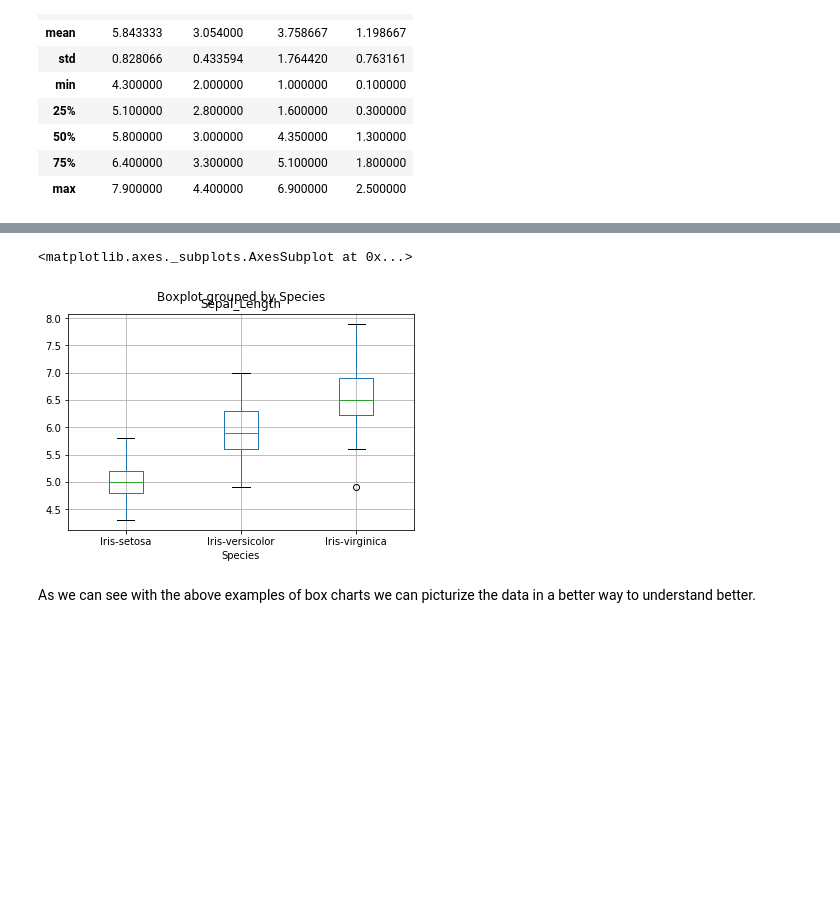
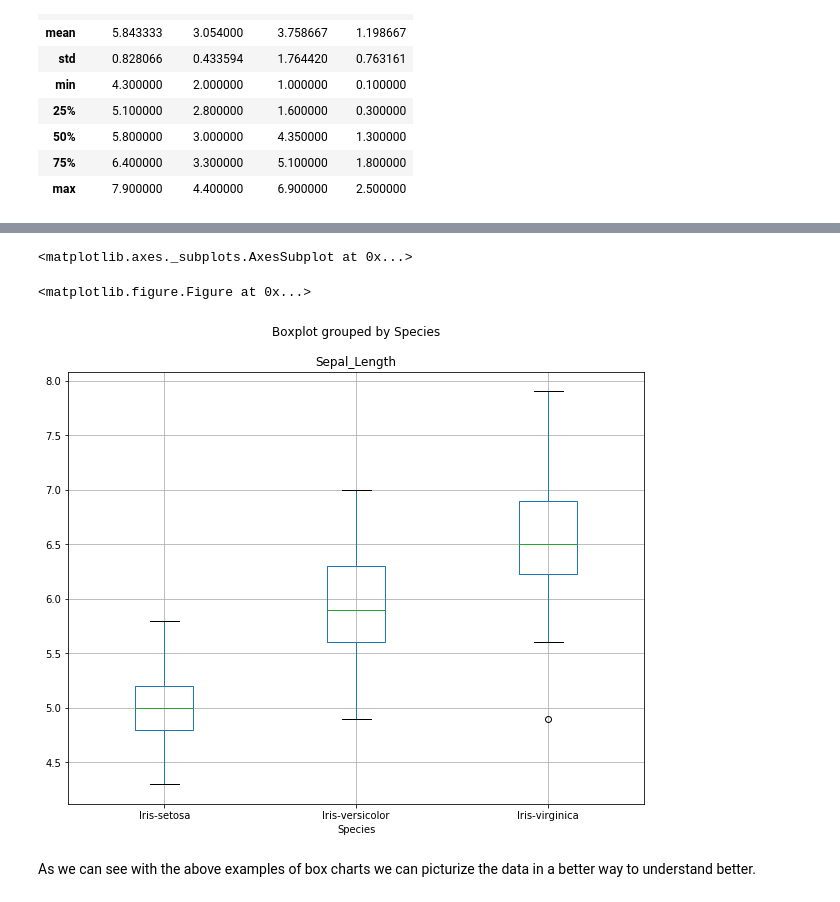
Before and after one commit to cdigap/FDA_Project, a Jupyter notebook: The_Box_Plot_Understanding.ipynb, the cells around one changed output, grey strips where cells are left out. Cells and saved outputs as stored; diff of their text form; code cells hidden in the pictures; blank space fills up the shorter version.

```diff
--- a/The_Box_Plot_Understanding.ipynb
+++ b/The_Box_Plot_Understanding.ipynb
@@ -46,7 +46,7 @@ dfile = "https://archive.ics.uci.edu/ml/machine-learning-databases/iris/iris.dat
 colms = ['Sepal_Length','Sepal_Width','Petal_Length','Petal_Width','Species']
 
 # data File getting the Headers assigned.
-data_file = pd.read_csv(dfile,names=colms)
+data_file = pd.read_csv(dfile,names=colms,index_col='Species')
 
 # Details of each columns identified being generated and displayed.
 data_file.info()
@@ -112,8 +112,10 @@ dtype: object
 # %%
-data_file.boxplot(column=['Sepal_Length'], by='Species')
+plt.figure(figsize = (10, 8))
+data_file.boxplot(column=['Sepal_Length'], by='Species', figsize = (10, 8))
 # %% [output]
 <matplotlib.axes._subplots.AxesSubplot at 0x...>
+<matplotlib.figure.Figure at 0x...>
-[figure, old version]
+[figure, new version]
 # %% [markdown]
 As we can see with the above examples of box charts we can picturize the data in a better way to understand better.
 # %% [markdown]
```
Also changed, not shown: parts of 10 cells of this notebook.
